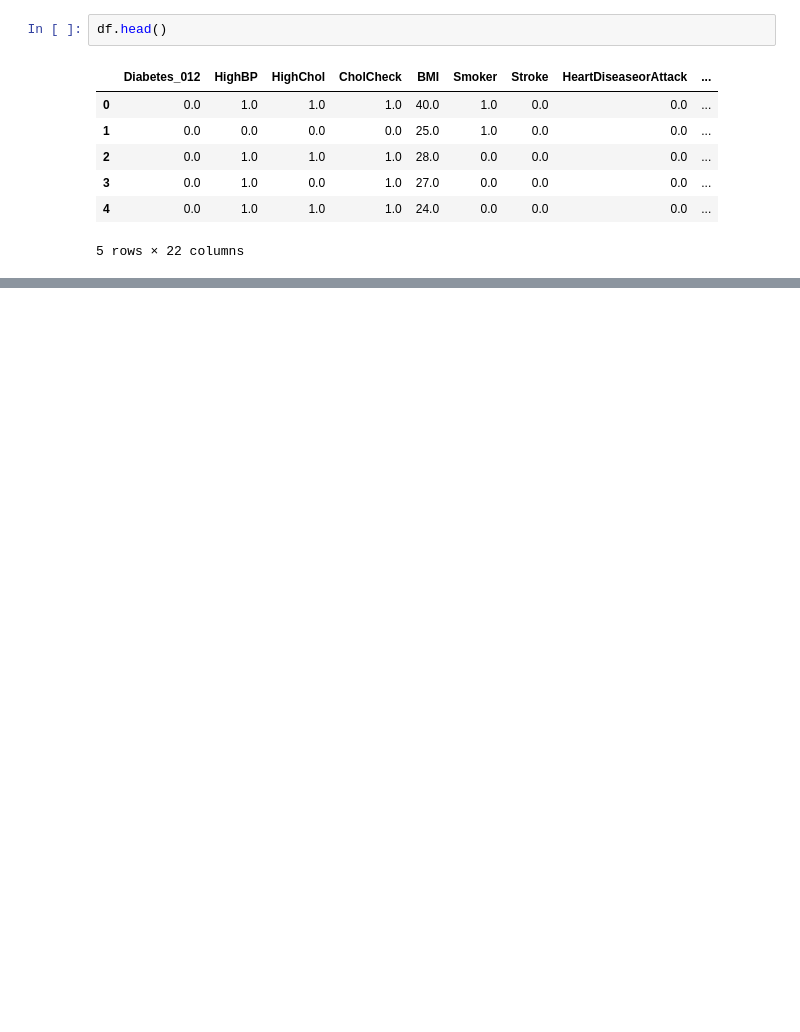
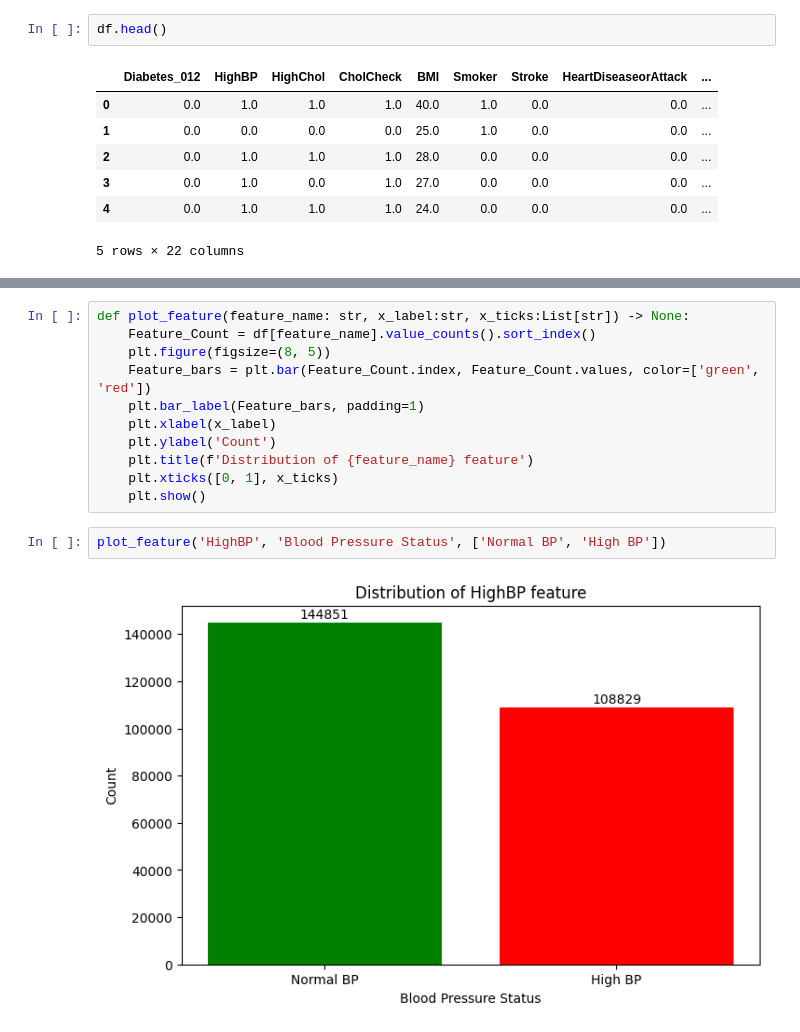
Before and after one commit to Benn800/Diabetes_Classifier, a Jupyter notebook: notebooks/01_data_understanding.ipynb, the cells around one changed output, grey strips where cells are left out. Saved outputs shown, nothing was run; the diff lists cells and outputs as text; blank space fills up the shorter version.

```diff
--- a/notebooks/01_data_understanding.ipynb
+++ b/notebooks/01_data_understanding.ipynb
@@ -228,0 +236,15 @@ plt.show()
+# %%
+def plot_feature(feature_name: str, x_label:str, x_ticks:List[str]) -> None:
+    Feature_Count = df[feature_name].value_counts().sort_index()
+    plt.figure(figsize=(8, 5))
+    Feature_bars = plt.bar(Feature_Count.index, Feature_Count.values, color=['green', 'red'])
+    plt.bar_label(Feature_bars, padding=1)
+    plt.xlabel(x_label)
+    plt.ylabel('Count')
+    plt.title(f'Distribution of {feature_name} feature')
+    plt.xticks([0, 1], x_ticks)
+    plt.show()
+# %%
+plot_feature('HighBP', 'Blood Pressure Status', ['Normal BP', 'High BP'])
+# %% [output]
+[figure, added]
```
Also changed, not shown: parts of 26 cells of this notebook.
